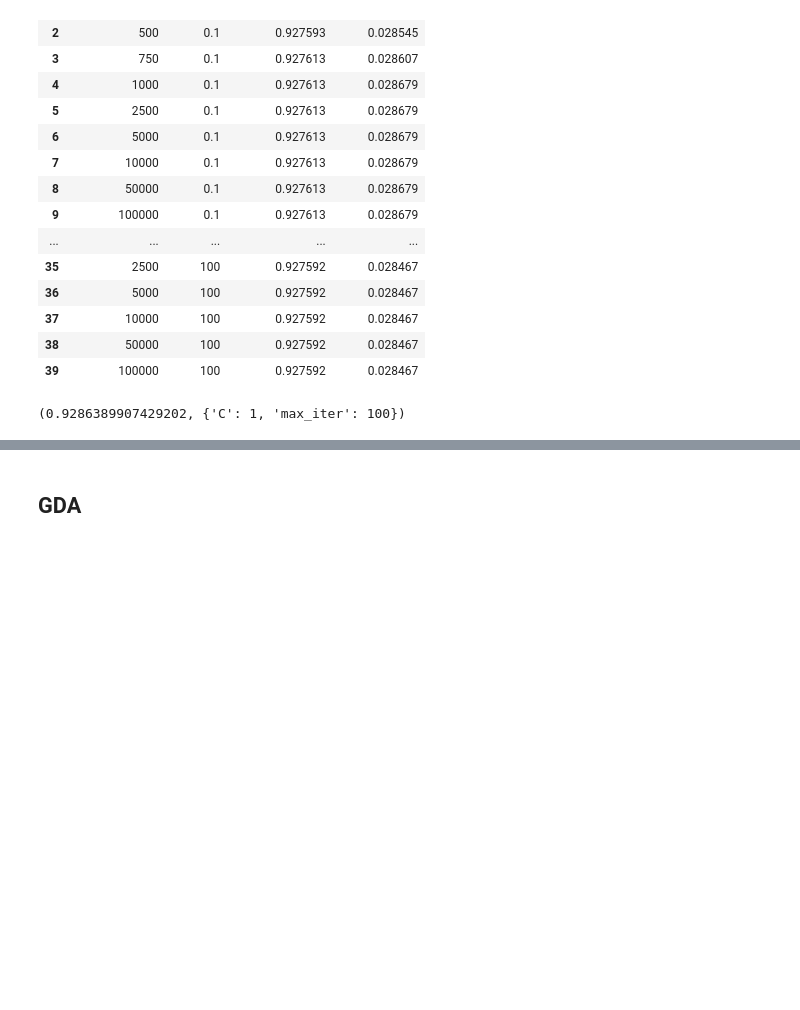
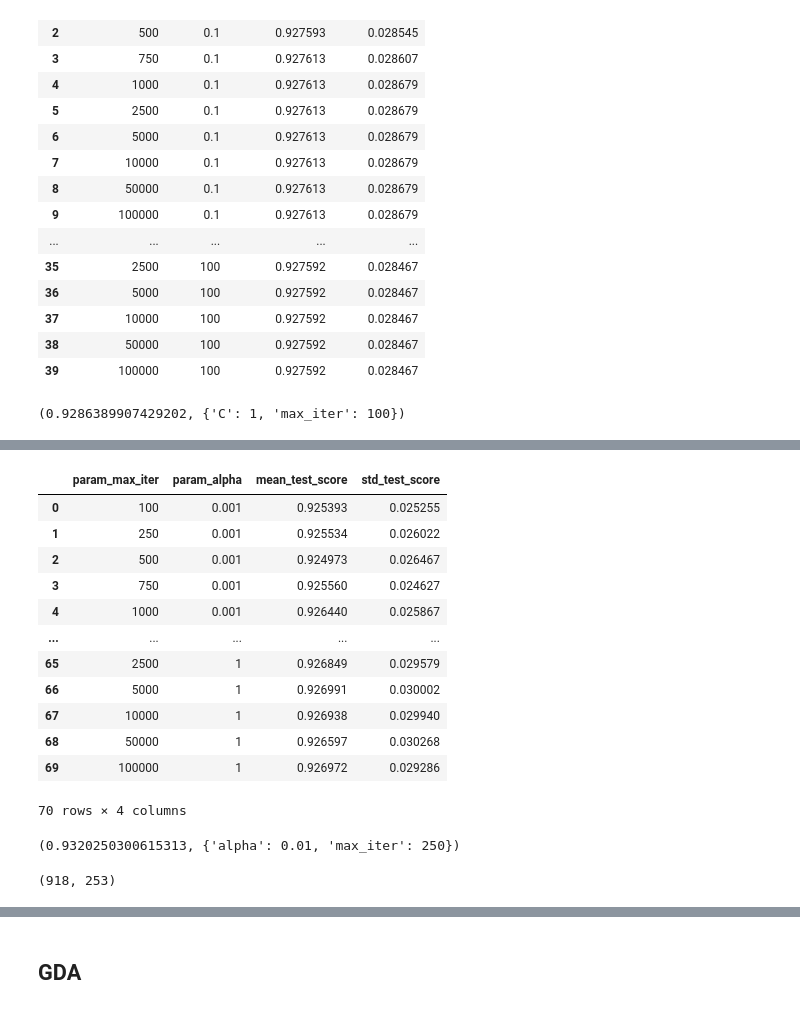
Before and after one commit to MichaelPlug/FDS_Project_HFD, a Jupyter notebook: Project_notebook.ipynb, the cells around one changed output, grey strips where cells are left out. Drawn from its saved outputs; the diff is of its cells as text; code cells hidden in the pictures; blank space fills up the shorter version.

```diff
--- a/Project_notebook.ipynb
+++ b/Project_notebook.ipynb
@@ -1294,0 +1326,51 @@ clf.best_score_, clf.best_params_
+# %%
+
+####grid search stuff
+from sklearn.model_selection import GridSearchCV
+
+Scores = {'roc_auc'}
+##[0.0001, 0.0003, 0.001, 0.003, 0.01, 0.03, 0.1, 0.3, 1.0]
+
+K=10
+repeats=5
+cv = RepeatedKFold(n_splits=K, n_repeats=repeats, random_state=0)
+clf = GridSearchCV(SGDClassifier(loss='log'),{
+    'max_iter' : [100, 250, 500, 750, 1000,2500, 5000,10000, 50000,100000],
+    'alpha': [0.001, 0.003, 0.01, 0.03, 0.1, 0.3, 1],
+}, cv=cv,scoring='roc_auc')
+
+
+clf.fit(X_deg3, y_extraC)
+clf.cv_results_
+
+
+res = pd.DataFrame(clf.cv_results_)
+res[['param_max_iter','param_alpha','mean_test_score','std_test_score']]
+# %% [output]
+|  | param_max_iter | param_alpha | mean_test_score | std_test_score |
+| 0 | 100 | 0.001 | 0.925393 | 0.025255 |
+| 1 | 250 | 0.001 | 0.925534 | 0.026022 |
+| 2 | 500 | 0.001 | 0.924973 | 0.026467 |
+| 3 | 750 | 0.001 | 0.925560 | 0.024627 |
+| 4 | 1000 | 0.001 | 0.926440 | 0.025867 |
+| ... | ... | ... | ... | ... |
+| 65 | 2500 | 1 | 0.926849 | 0.029579 |
+| 66 | 5000 | 1 | 0.926991 | 0.030002 |
+| 67 | 10000 | 1 | 0.926938 | 0.029940 |
+| 68 | 50000 | 1 | 0.926597 | 0.030268 |
+| 69 | 100000 | 1 | 0.926972 | 0.029286 |
+70 rows × 4 columns
+# %%
+clf.best_score_, clf.best_params_
+# %% [output]
+(0.9320250300615313, {'alpha': 0.01, 'max_iter': 250})
+# %%
+from sklearn.preprocessing import PolynomialFeatures, FunctionTransformer
+X_df_extraC, y_extraC
+#poly = PolynomialFeatures(degree = 2, interaction_only=False, include_bias=False)
+poly = PolynomialFeatures(degree = 2)
+
+X_deg3 = poly.fit_transform(X_df_extraC)
+X_deg3.shape
+# %% [output]
+(918, 253)
```
Also changed, not shown: parts of 32 cells of this notebook, 1 other file.
